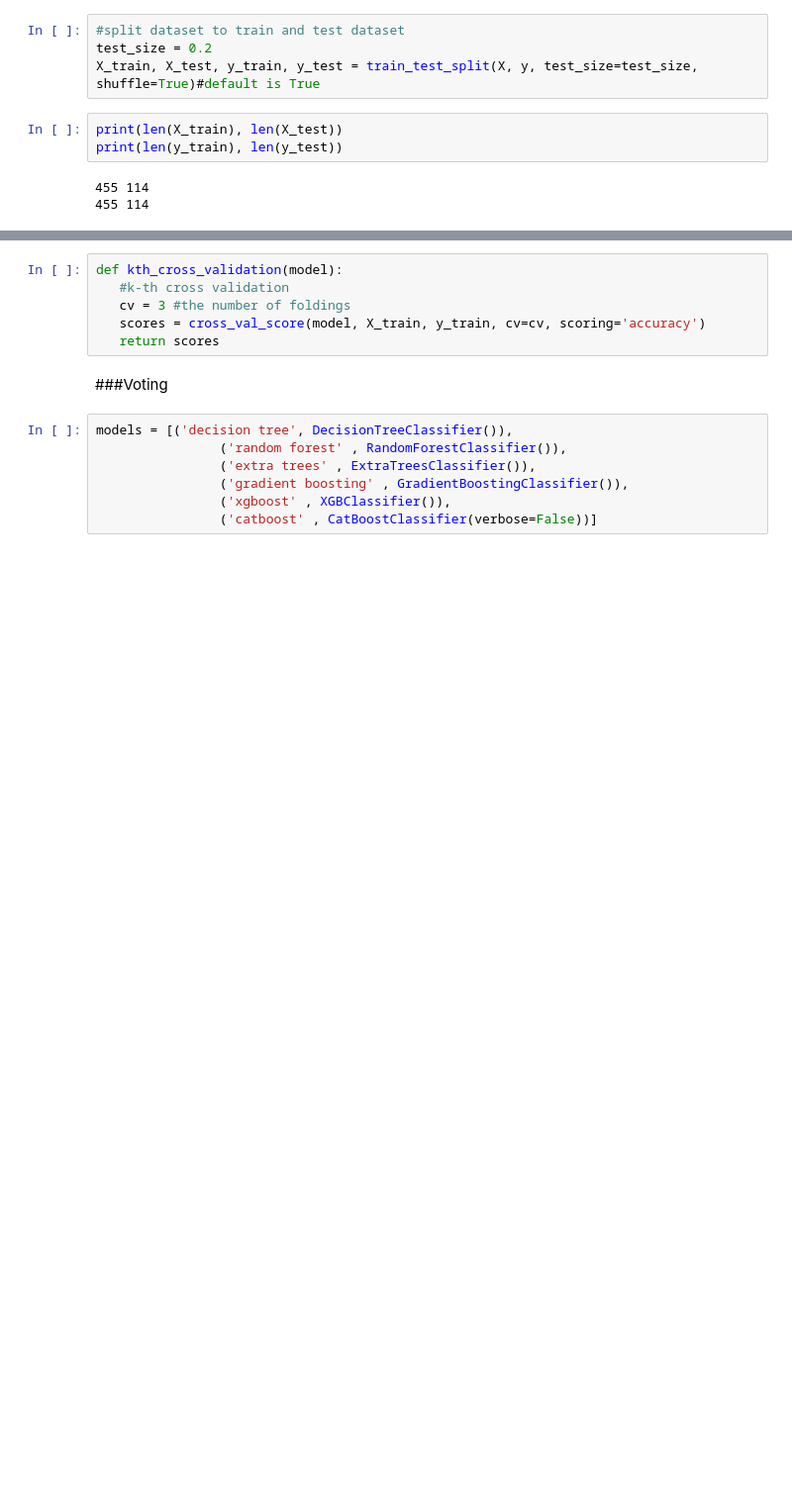
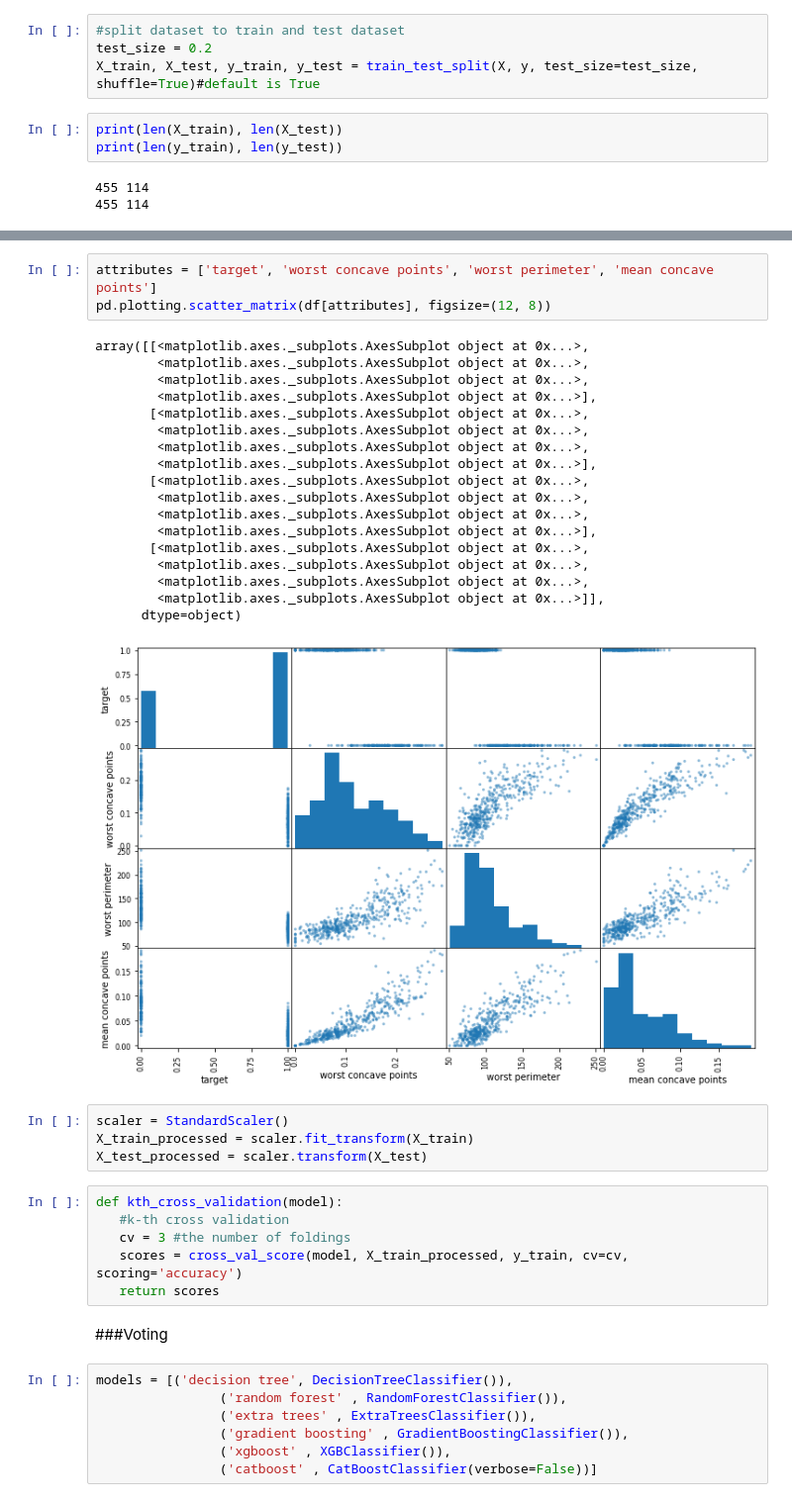
Before and after one commit to coder-penguin/ML, a Jupyter notebook: tutorial/scikit_learn_tutorial_ensamble.ipynb, the cells around one changed output, grey strips where cells are left out. Shown: that part at 99% size. Saved outputs shown, nothing was run; the diff lists cells and outputs as text; blank space fills up the shorter version.

```diff
--- a/tutorial/scikit_learn_tutorial_ensamble.ipynb
+++ b/tutorial/scikit_learn_tutorial_ensamble.ipynb
@@ -116,8 +186,34 @@ print(len(y_train), len(y_test))
+# %%
+attributes = ['target', 'worst concave points', 'worst perimeter', 'mean concave points']
+pd.plotting.scatter_matrix(df[attributes], figsize=(12, 8))
+# %% [output]
+array([[<matplotlib.axes._subplots.AxesSubplot object at 0x...>,
+        <matplotlib.axes._subplots.AxesSubplot object at 0x...>,
+        <matplotlib.axes._subplots.AxesSubplot object at 0x...>,
+        <matplotlib.axes._subplots.AxesSubplot object at 0x...>],
+       [<matplotlib.axes._subplots.AxesSubplot object at 0x...>,
+        <matplotlib.axes._subplots.AxesSubplot object at 0x...>,
+        <matplotlib.axes._subplots.AxesSubplot object at 0x...>,
+        <matplotlib.axes._subplots.AxesSubplot object at 0x...>],
+       [<matplotlib.axes._subplots.AxesSubplot object at 0x...>,
+        <matplotlib.axes._subplots.AxesSubplot object at 0x...>,
+        <matplotlib.axes._subplots.AxesSubplot object at 0x...>,
+        <matplotlib.axes._subplots.AxesSubplot object at 0x...>],
+       [<matplotlib.axes._subplots.AxesSubplot object at 0x...>,
+        <matplotlib.axes._subplots.AxesSubplot object at 0x...>,
+        <matplotlib.axes._subplots.AxesSubplot object at 0x...>,
+        <matplotlib.axes._subplots.AxesSubplot object at 0x...>]],
+      dtype=object)
+[figure, added]
+# %%
+scaler = StandardScaler()
+X_train_processed = scaler.fit_transform(X_train)
+X_test_processed = scaler.transform(X_test)
 # %%
 def kth_cross_validation(model):
    #k-th cross validation
    cv = 3 #the number of foldings
-   scores = cross_val_score(model, X_train, y_train, cv=cv, scoring='accuracy')
+   scores = cross_val_score(model, X_train_processed, y_train, cv=cv, scoring='accuracy')
    return scores
 # %% [markdown]
 ###Voting
```
Also changed, not shown: parts of 18 cells of this notebook.
